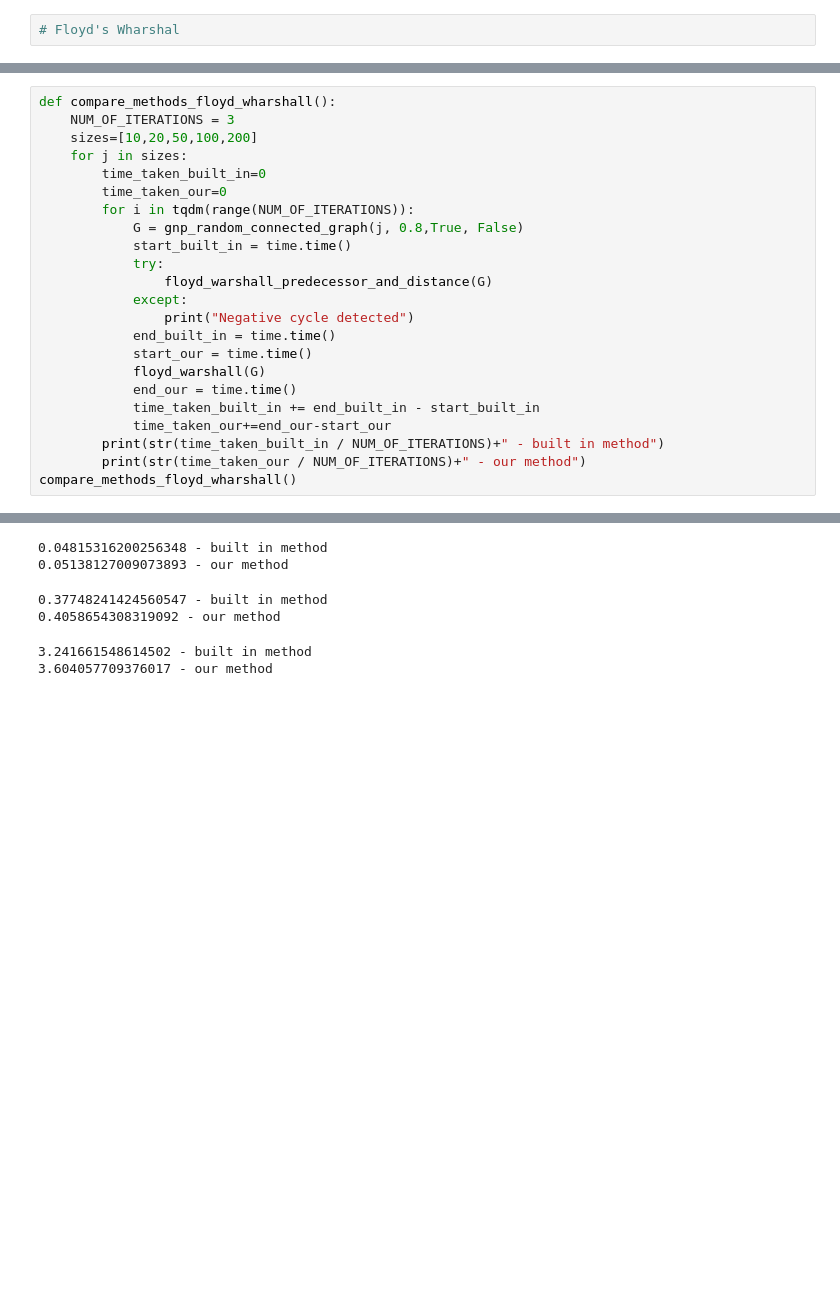
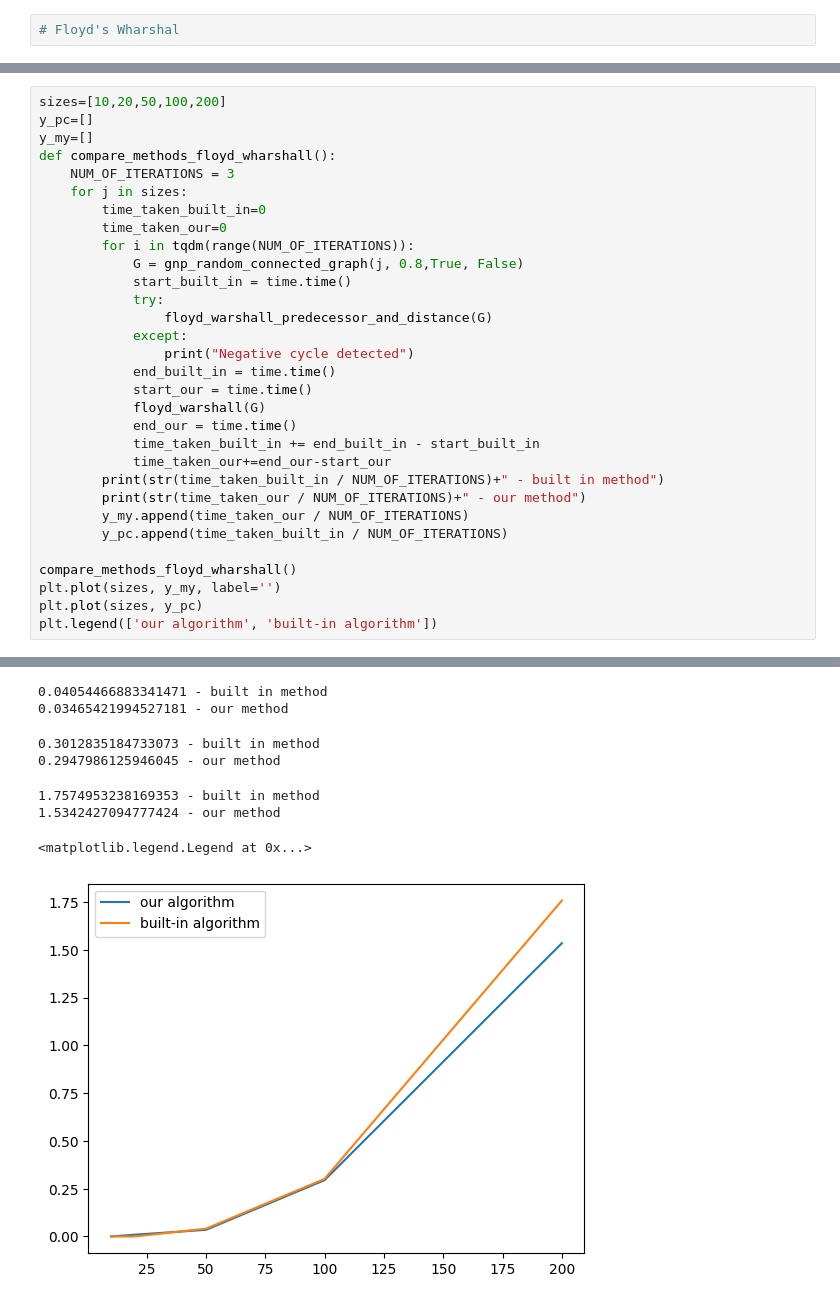
Before and after one commit to mikl123/Disckret_lab_1, a Jupyter notebook: task1.ipynb, the cells around one changed output, grey strips where cells are left out. Drawn from its saved outputs; the diff is of its cells as text; blank space fills up the shorter version.

```diff
--- a/task1.ipynb
+++ b/task1.ipynb
@@ -345,7 +354,9 @@ floyd_warshall(gnp_random_connected_graph(10,0.7,False))
 # %%
+sizes=[10,20,50,100,200]
+y_pc=[]
+y_my=[]
 def compare_methods_floyd_wharshall():
     NUM_OF_ITERATIONS = 3
-    sizes=[10,20,50,100,200]
     for j in sizes:
         time_taken_built_in=0
         time_taken_our=0
@@ -364,5 +375,11 @@ def compare_methods_floyd_wharshall():
             time_taken_our+=end_our-start_our
         print(str(time_taken_built_in / NUM_OF_ITERATIONS)+" - built in method")
         print(str(time_taken_our / NUM_OF_ITERATIONS)+" - our method")
+        y_my.append(time_taken_our / NUM_OF_ITERATIONS)
+        y_pc.append(time_taken_built_in / NUM_OF_ITERATIONS)
+
 compare_methods_floyd_wharshall()
+plt.plot(sizes, y_my, label='')
+plt.plot(sizes, y_pc)
+plt.legend(['our algorithm', 'built-in algorithm'])
 # %% [output]
@@ -373,6 +390,8 @@ compare_methods_floyd_wharshall()
-0.04815316200256348 - built in method
-0.05138127009073893 - our method
+0.04054466883341471 - built in method
+0.03465421994527181 - our method
-0.37748241424560547 - built in method
-0.4058654308319092 - our method
+0.3012835184733073 - built in method
+0.2947986125946045 - our method
-3.241661548614502 - built in method
-3.604057709376017 - our method
+1.7574953238169353 - built in method
+1.5342427094777424 - our method
+<matplotlib.legend.Legend at 0x...>
+[figure, added]
```
Also changed, not shown: parts of 10 cells of this notebook.
